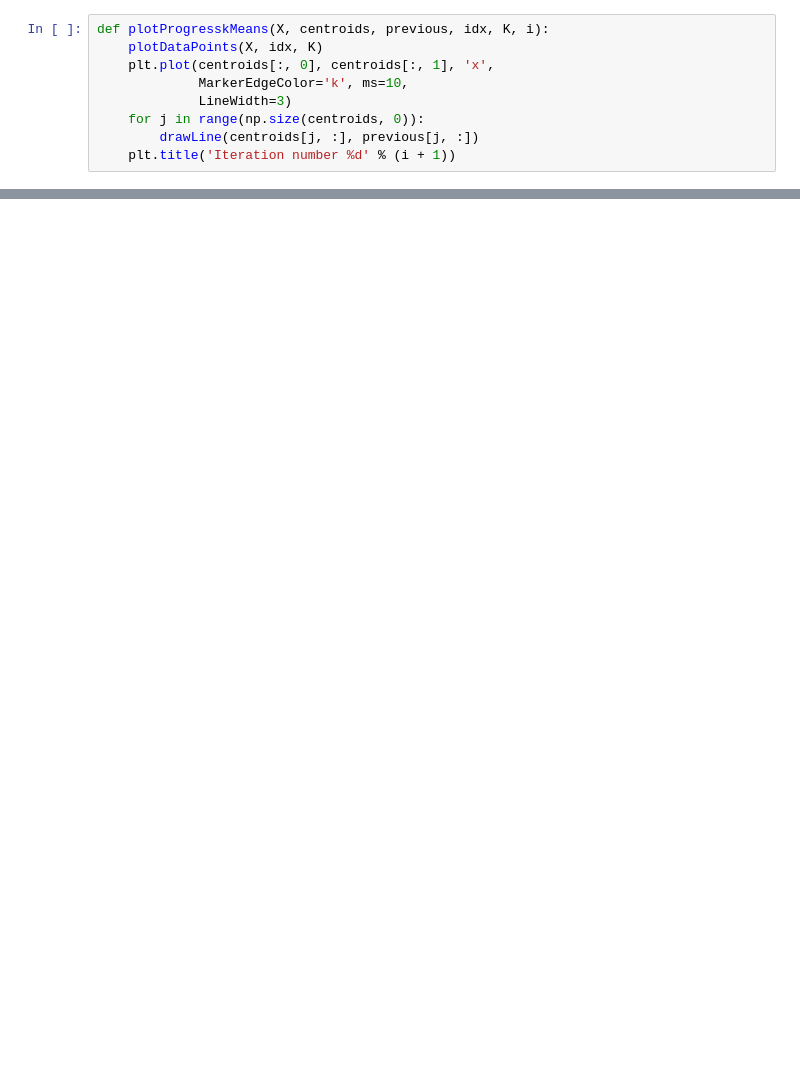
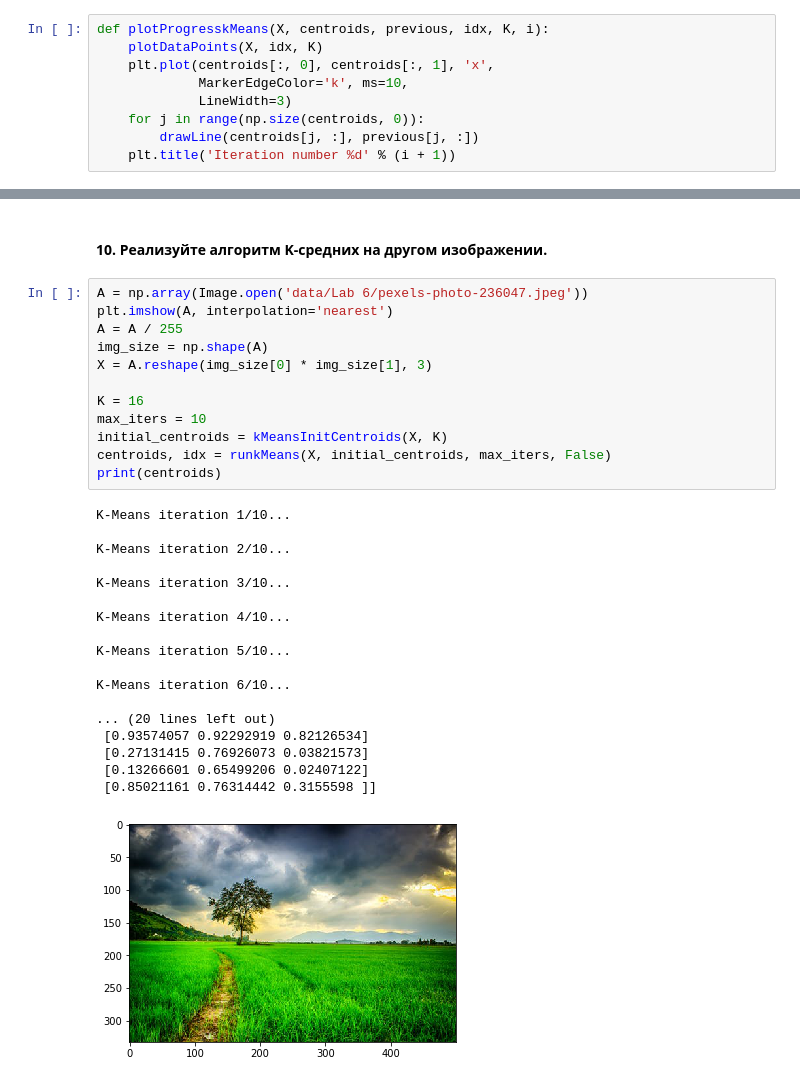
Before and after one commit to Mihlyuk/machine-learning-course, a Jupyter notebook: assignment6.ipynb, the cells around one changed output, grey strips where cells are left out. Saved outputs shown, nothing was run; the diff lists cells and outputs as text; blank space fills up the shorter version.

```diff
--- a/assignment6.ipynb
+++ b/assignment6.ipynb
@@ -96,0 +171,33 @@ ValueError: 'c' argument has 50 elements, which is not acceptable for use with '
+# %% [markdown]
+#### 10. Реализуйте алгоритм K-средних на другом изображении.
+# %%
+A = np.array(Image.open('data/Lab 6/pexels-photo-236047.jpeg'))
+plt.imshow(A, interpolation='nearest')
+A = A / 255
+img_size = np.shape(A)
+X = A.reshape(img_size[0] * img_size[1], 3)
+
+K = 16
+max_iters = 10
+initial_centroids = kMeansInitCentroids(X, K)
+centroids, idx = runkMeans(X, initial_centroids, max_iters, False)
+print(centroids)
+# %% [output]
+K-Means iteration 1/10...
+
+K-Means iteration 2/10...
+
+K-Means iteration 3/10...
+
+K-Means iteration 4/10...
+
+K-Means iteration 5/10...
+
+K-Means iteration 6/10...
+
+... (20 lines left out)
+ [0.93574057 0.92292919 0.82126534]
+ [0.27131415 0.76926073 0.03821573]
+ [0.13266601 0.65499206 0.02407122]
+ [0.85021161 0.76314442 0.3155598 ]]
+[figure, added]
```
Also changed, not shown: parts of 19 cells of this notebook, 3 other files.
